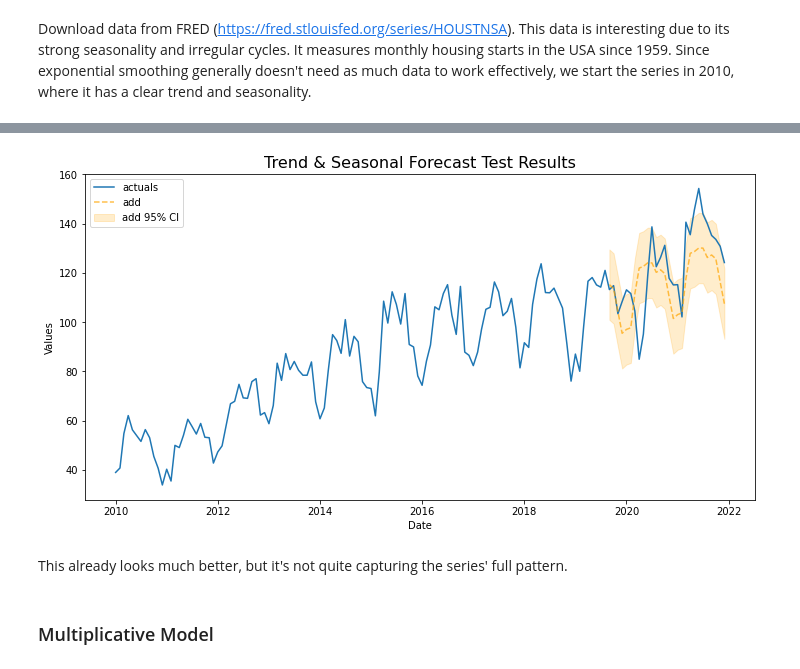
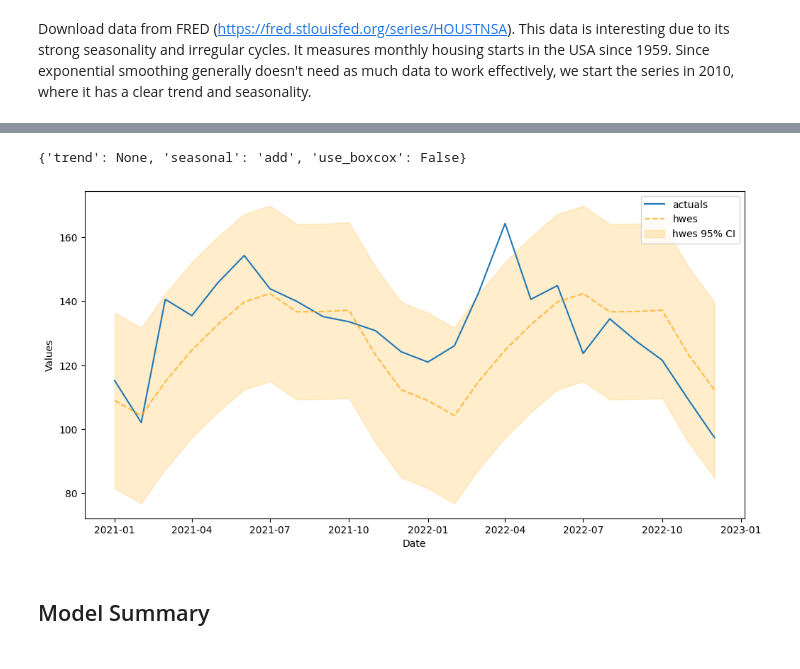
Before and after one commit to mikekeith52/scalecast-examples, a Jupyter notebook: hwes/hwes.ipynb, the cells around one changed output, grey strips where cells are left out. Drawn from its saved outputs; the diff is of its cells as text; code cells hidden in the pictures.

```diff
--- a/hwes/hwes.ipynb
+++ b/hwes/hwes.ipynb
@@ -59,4 +51,0 @@ Exponential smoothing takes the series' past into consideration when making fore
-# %%
-plt.rc("figure",figsize=(10,6))
-f.seasonal_decompose().plot()
-plt.show()
@@ -148,8 +53,0 @@ f.manual_forecast(trend='add',seasonal='add',call_me='add')
-# %%
-f.plot_test_set(ci=True,models='add')
-plt.title('Trend & Seasonal Forecast Test Results',size=16)
-plt.show()
-# %% [output]
-[figure, removed]
-# %% [markdown]
-This already looks much better, but it's not quite capturing the series' full pattern.
@@ -156,2 +60,14 @@ This already looks much better, but it's not quite capturing the series' full pa
+# %%
+f.set_estimator('hwes')
+f.ingest_grid(hwes_grid)
+f.cross_validate(k=10) # 10-fold cv to find optimal hyperparams
+f.auto_forecast()
+f.best_params
+# %% [output]
+{'trend': None, 'seasonal': 'add', 'use_boxcox': False}
+# %%
+f.plot_test_set(ci=True,include_train=False);
+# %% [output]
+[figure, added]
 # %% [markdown]
-### Multiplicative Model
+## Model Summary
```
Also changed, not shown: parts of 43 cells of this notebook.
